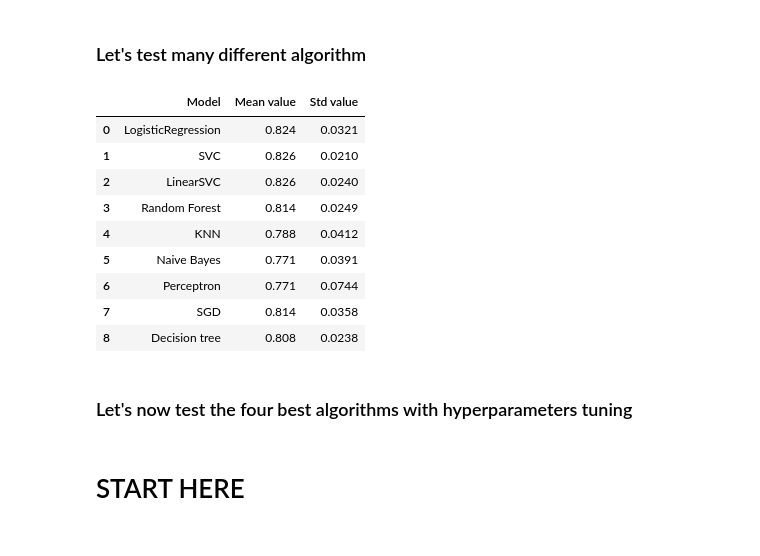
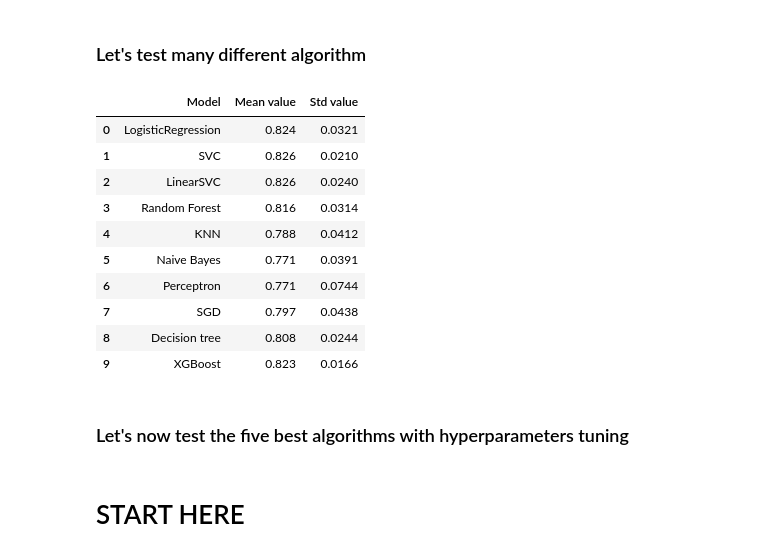
Before and after one commit to max-lutz/Kaggle_competitions, a Jupyter notebook: titanic-survival-prediction.ipynb, the cells around one changed output. Saved outputs shown, nothing was run; the diff lists cells and outputs as text; code cells hidden in the pictures.

Commit message:
prepare gridsearch for 5 best models after CV

```diff
--- a/titanic-survival-prediction.ipynb
+++ b/titanic-survival-prediction.ipynb
@@ -737,39 +737,41 @@ pd.DataFrame(pipeline.transform(X)).describe()
 # %%
 models_list = { 'LogisticRegression': LogisticRegression(),
            'SVC': SVC(),
            'LinearSVC': LinearSVC(),
            'Random Forest': RandomForestClassifier(),
            'KNN': KNeighborsClassifier(),
            'Naive Bayes' :GaussianNB(),
            'Perceptron': Perceptron(),
            'SGD': SGDClassifier(),
-           'Decision tree': DecisionTreeClassifier()}
+           'Decision tree': DecisionTreeClassifier(),
+           'XGBoost': xgb.XGBClassifier(use_label_encoder=False, verbosity = 0)}
 
 model_perf_matrix = []
 for model_name, model in models_list.items():
     pipeline = Pipeline([
         ('preprocessing' , preprocessing),
         ('scaler' ,        MinMaxScaler()),
         ('model' ,           model)
     ])
 
-    cv_score = cross_val_score(pipeline, X, y, cv=folds)
+    cv_score = cross_val_score(pipeline, X, y, cv=folds);
     model_perf_matrix.append([model_name, round(cv_score.mean(),3), round(cv_score.std(),4)])
 
 df_model_perf = pd.DataFrame(model_perf_matrix, columns=['Model', 'Mean value', 'Std value'])
 df_model_perf
 # %% [output]
 |  | Model | Mean value | Std value |
 | 0 | LogisticRegression | 0.824 | 0.0321 |
 | 1 | SVC | 0.826 | 0.0210 |
 | 2 | LinearSVC | 0.826 | 0.0240 |
-| 3 | Random Forest | 0.814 | 0.0249 |
+| 3 | Random Forest | 0.816 | 0.0314 |
 | 4 | KNN | 0.788 | 0.0412 |
 | 5 | Naive Bayes | 0.771 | 0.0391 |
 | 6 | Perceptron | 0.771 | 0.0744 |
-| 7 | SGD | 0.814 | 0.0358 |
-| 8 | Decision tree | 0.808 | 0.0238 |
+| 7 | SGD | 0.797 | 0.0438 |
+| 8 | Decision tree | 0.808 | 0.0244 |
+| 9 | XGBoost | 0.823 | 0.0166 |
 # %% [markdown]
-### Let's now test the four best algorithms with hyperparameters tuning
+### Let's now test the five best algorithms with hyperparameters tuning
 # %% [markdown]
 # START HERE
```
Also changed, not shown: parts of 6 cells of this notebook.
